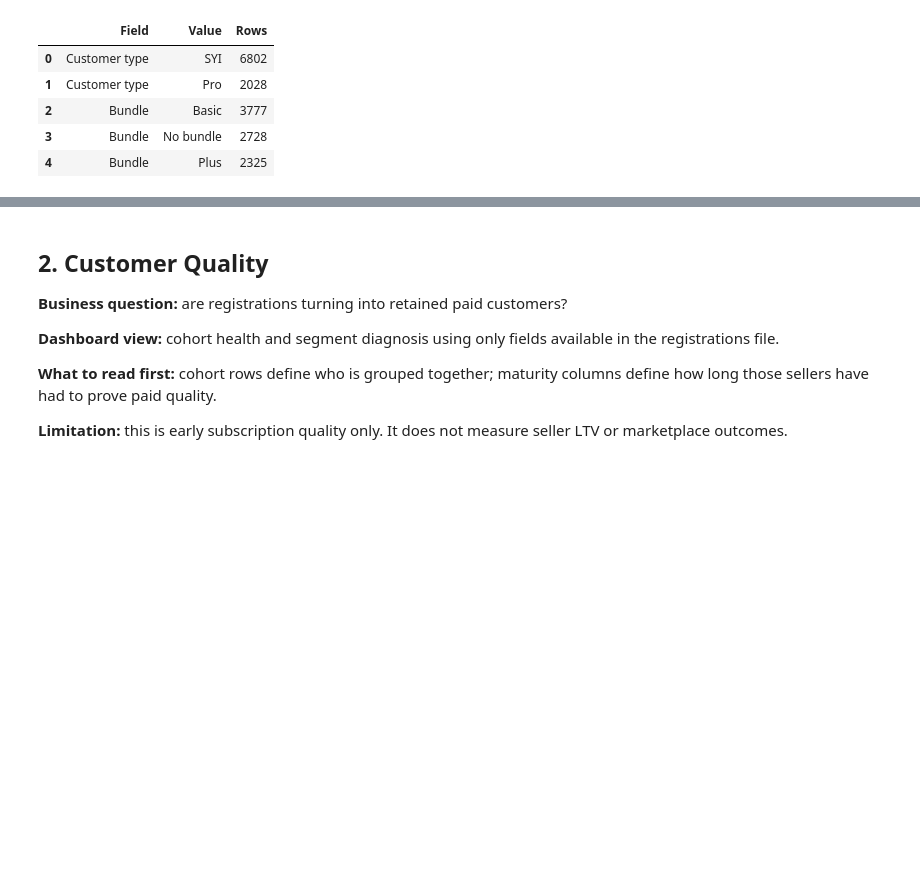
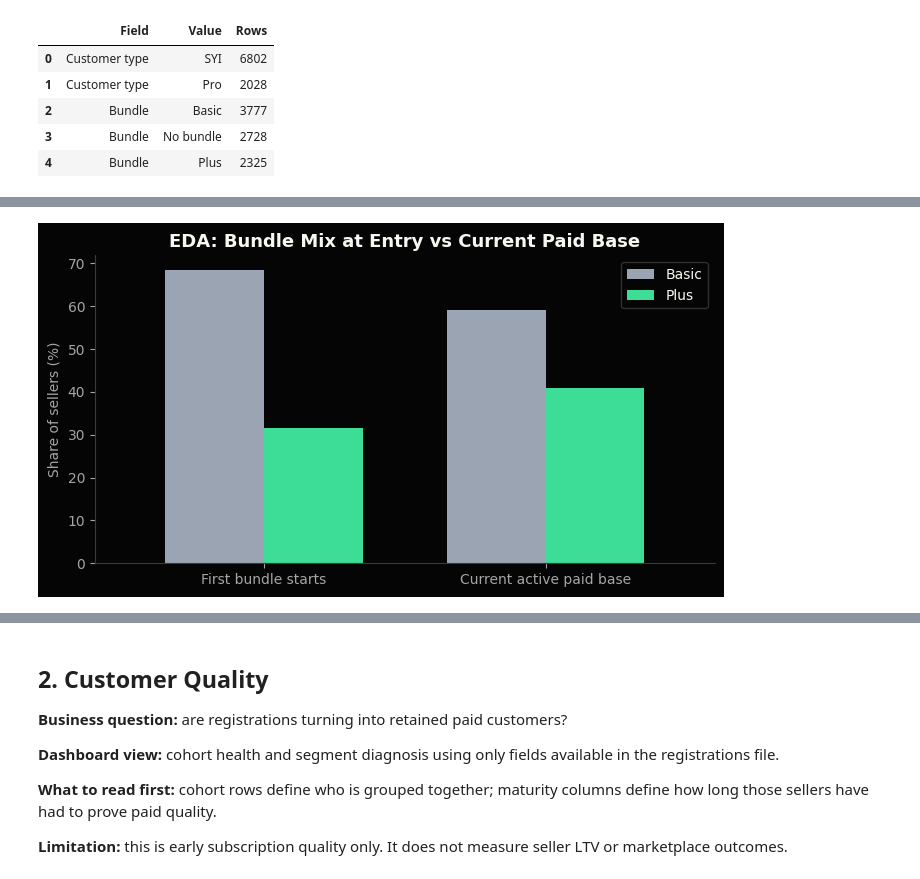
Before and after one commit to omer-t/marktplaats-assignment, a Jupyter notebook: assignments/smb_bundles/q3_monitor.ipynb, the cells around one changed output, grey strips where cells are left out. Saved outputs shown, nothing was run; the diff lists cells and outputs as text; code cells hidden in the pictures; blank space fills up the shorter version.

```diff
--- a/assignments/smb_bundles/q3_monitor.ipynb
+++ b/assignments/smb_bundles/q3_monitor.ipynb
@@ -63,0 +157,5 @@ Launch start date: 2024-02-29
+# %%
+functions.plot_q3_eda_bundle_mix_shift(seller_fields)
+plt.show()
+# %% [output]
+[figure, added]
```
Also changed, not shown: parts of 47 cells of this notebook, 7 other files.
